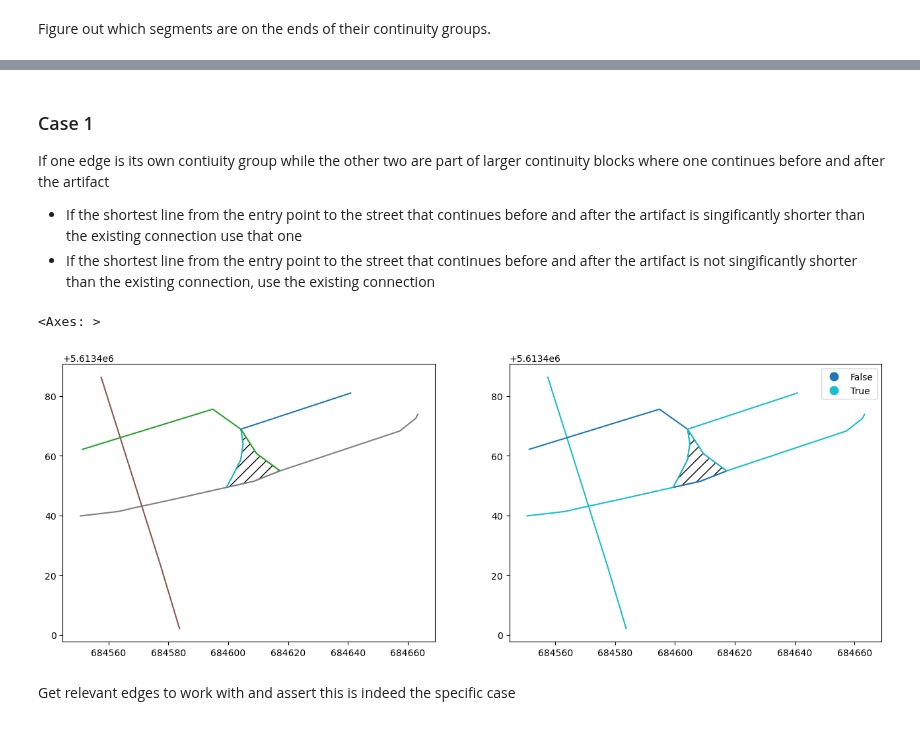
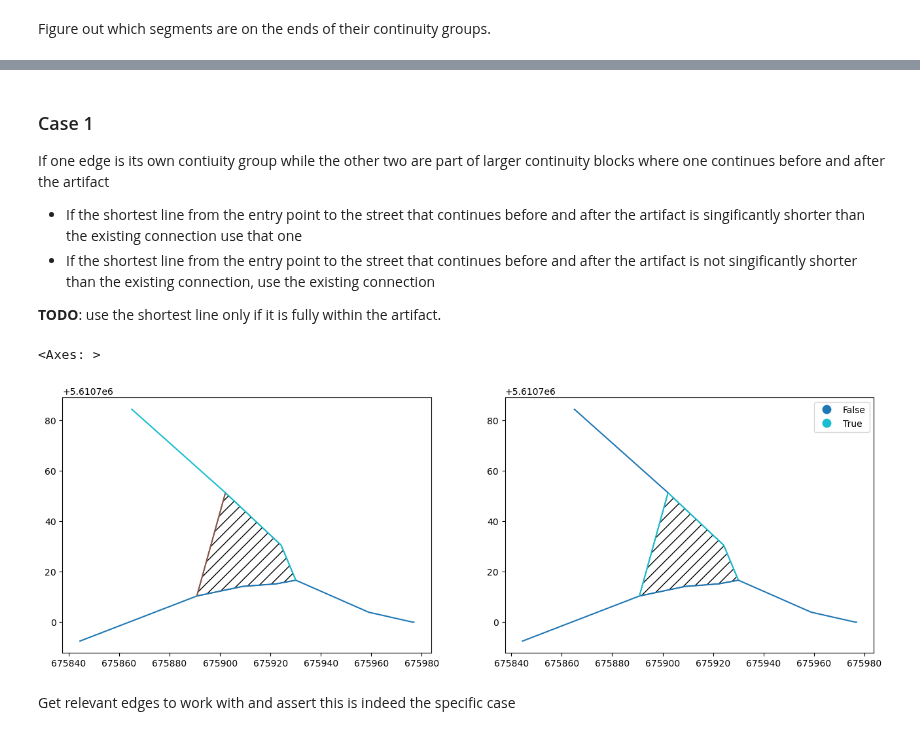
Before and after one commit to uscuni/simplification, a Jupyter notebook: code/triangles.ipynb, the cells around one changed output, grey strips where cells are left out. Drawn from its saved outputs; the diff is of its cells as text; code cells hidden in the pictures.

```diff
--- a/code/triangles.ipynb
+++ b/code/triangles.ipynb
@@ -88,3 +93,15 @@ triangles = artifacts[intersects.sum(axis=0) == 3]
+# %%
+area_threshold = 1250  # this is hard to determine but it can be done iteratively using different thresholds
+circular_compactness_threshold = 0.15  # same as above
+
+rook = graph.Graph.build_contiguity(artifacts, rook=True)
+
+# keep only those artifacts which occur as isolates, i.e. are not part of a larger intersection
+triangles = triangles.loc[triangles.index.intersection(rook.isolates)]
+triangles = triangles.loc[
+    (triangles.area < area_threshold)
+    & (triangles.circular_compactness > circular_compactness_threshold)
+]
 # %% [markdown]
 Figure out which segments are on the ends of their continuity groups.
 # %%
@@ -114,0 +134,30 @@ m
+# %%
+label = []
+for geom in triangles.geometry:
+    edges = roads.iloc[roads.sindex.query(geom, predicate="covers")]
+
+    if edges.coins_end.sum() == 2 and (edges.coins_count == 1).sum() == 1:
+        label.append("case 1")
+
+    elif edges.coins_end.sum() == 1 and (edges.coins_count == 1).sum() == 1:
+        label.append("case 2")
+
+    elif edges.coins_end.sum() == 2 and (edges.coins_count == 1).sum() == 0:
+        label.append("case 5")
+
+    elif edges.coins_end.sum() == 1 and (edges.coins_count == 1).sum() == 0:
+        label.append("case 6")
+
+    elif edges.coins_end.sum() == 3 and (edges.coins_count == 1).sum() == 0:
+        label.append("case 7")
+    elif (
+        edges.coins_end.sum() == 0
+        and (edges.coins_count == 1).sum() == 0
+        and edges.coins_group.nunique() == 1
+    ):
+        label.append("case 8")
+    else:
+        label.append(None)
+# %%
+labels = pd.Series(label, index=triangles.index)
+labels.value_counts()
@@ -119,19 +176,21 @@ If one edge is its own contiuity group while the other two are part of larger co
 
 - If the shortest line from the entry point to the street that continues before and after the artifact is singificantly shorter than the existing connection use that one
 - If the shortest line from the entry point to the street that continues before and after the artifact is not singificantly shorter than the existing connection, use the existing connection
+
+**TODO**: use the shortest line only if it is fully within the artifact.
 # %%
-geom = triangles.geometry[[4160]]
+geom = triangles.geometry[[labels[labels == "case 1"].index[10]]]
 distance_threshold = 1.05
 
 fig, axs = plt.subplots(1, 2, figsize=(16, 8))
 
 geom.plot(hatch="//", ax=axs[0], color="none")
 roads.clip(geom.buffer(50)).plot("coins_group", ax=axs[0], categorical=True)
 geom.plot(hatch="//", ax=axs[1], color="none")
 roads.clip(geom.buffer(50)).plot("coins_end", ax=axs[1], categorical=True, legend=True)
 # %% [output]
 <Axes: >
-[figure, old version]
+[figure, new version]
 # %% [markdown]
 Get relevant edges to work with and assert this is indeed the specific case
 # %%
```
Also changed, not shown: parts of 15 cells of this notebook.
